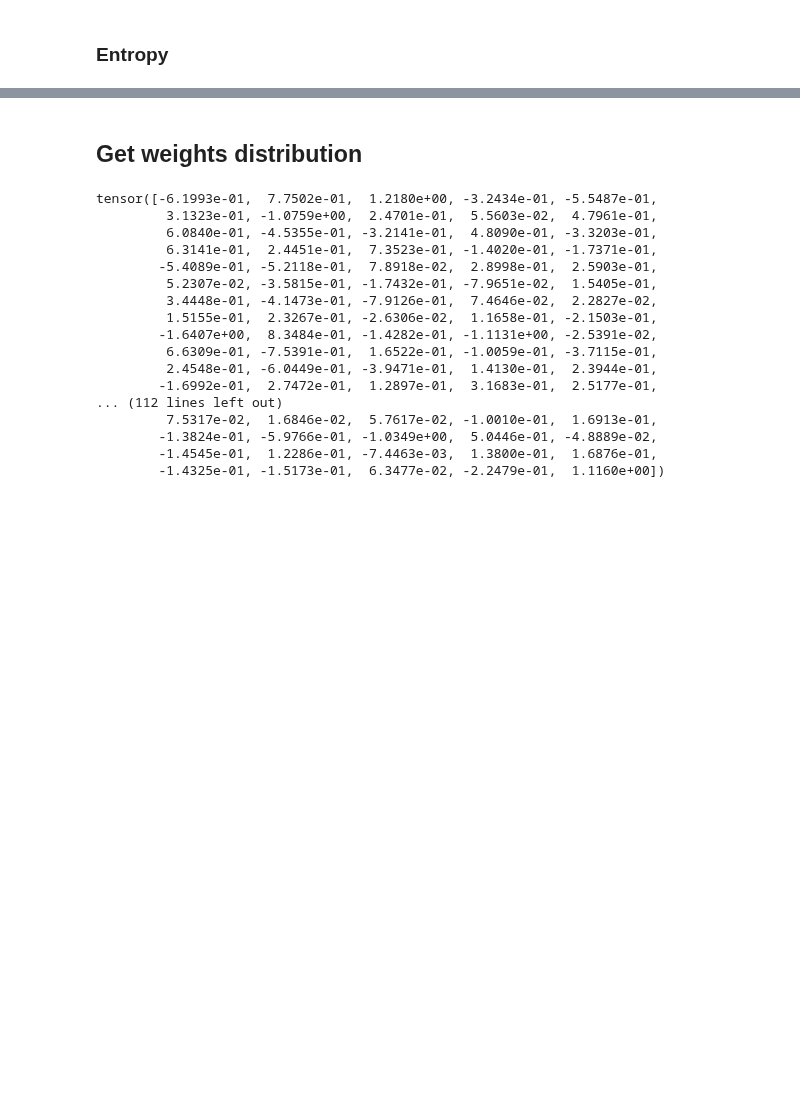
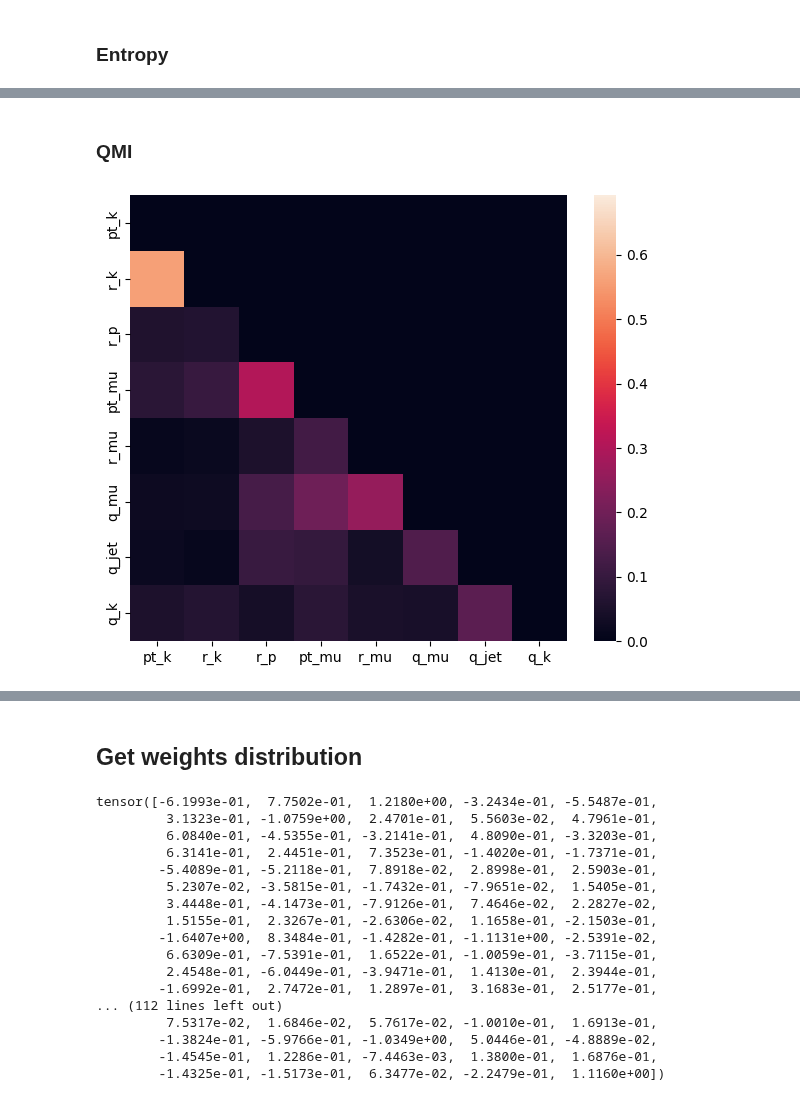
Before and after one commit to c0pp1/TTN4HEP, a Jupyter notebook: myttnlibrary.ipynb, the cells around one changed output, grey strips where cells are left out. Saved outputs shown, nothing was run; the diff lists cells and outputs as text; code cells hidden in the pictures; blank space fills up the shorter version.

```diff
--- a/myttnlibrary.ipynb
+++ b/myttnlibrary.ipynb
@@ -726,0 +772,13 @@ fig.savefig(MODEL_DIR + f'/features_entropy_{DATASET}_bd{BOND_DIM}_{MAPPING}_{no
+# %% [markdown]
+### QMI
+# %%
+model.canonicalize('0.0')
+model.normalize()
+
+fig, ax = plt.subplots(1, 1, figsize=(6, 5))
+sns.heatmap(model.get_features_qmi(), xticklabels=dataloaders.bbdata_features[PERMUTATION], yticklabels=dataloaders.bbdata_features[PERMUTATION], vmin=0, vmax=np.log(model.n_phys), ax=ax)
+fig.tight_layout()
+fig.savefig(MODEL_DIR + f'/features_qmi_{DATASET}_bd{BOND_DIM}_{MAPPING}_fold{fold}_{slurm_id}.pdf') #_{now.strftime("%Y%m%d-%H%M%S")}
+np.save(MODEL_DIR + f'/features_qmi_{DATASET}_bd{BOND_DIM}_{MAPPING}_fold{fold}_{slurm_id}.npy', model.get_features_qmi())
+# %% [output]
+[figure, added]
```
Also changed, not shown: parts of 37 cells of this notebook, 6 other files.
